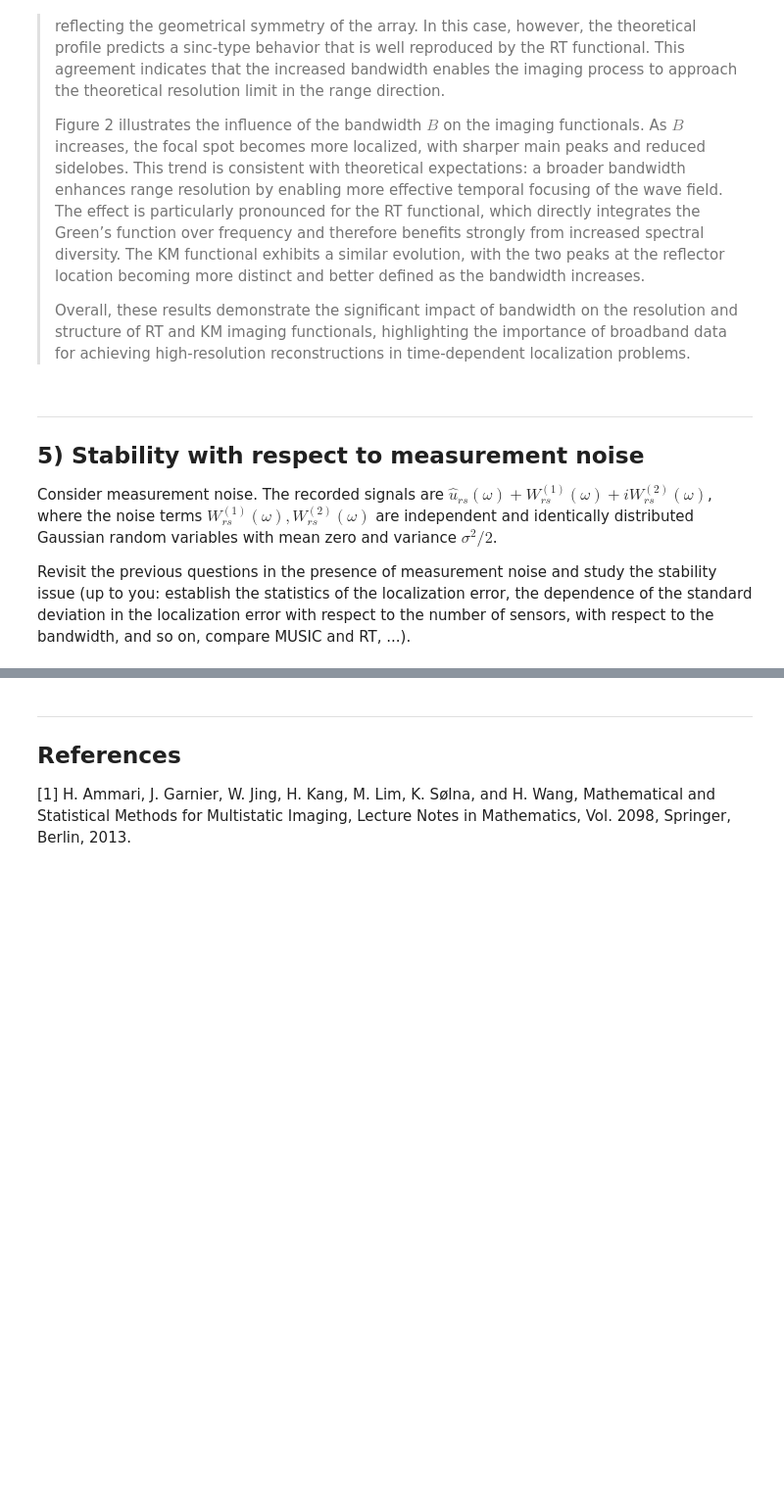
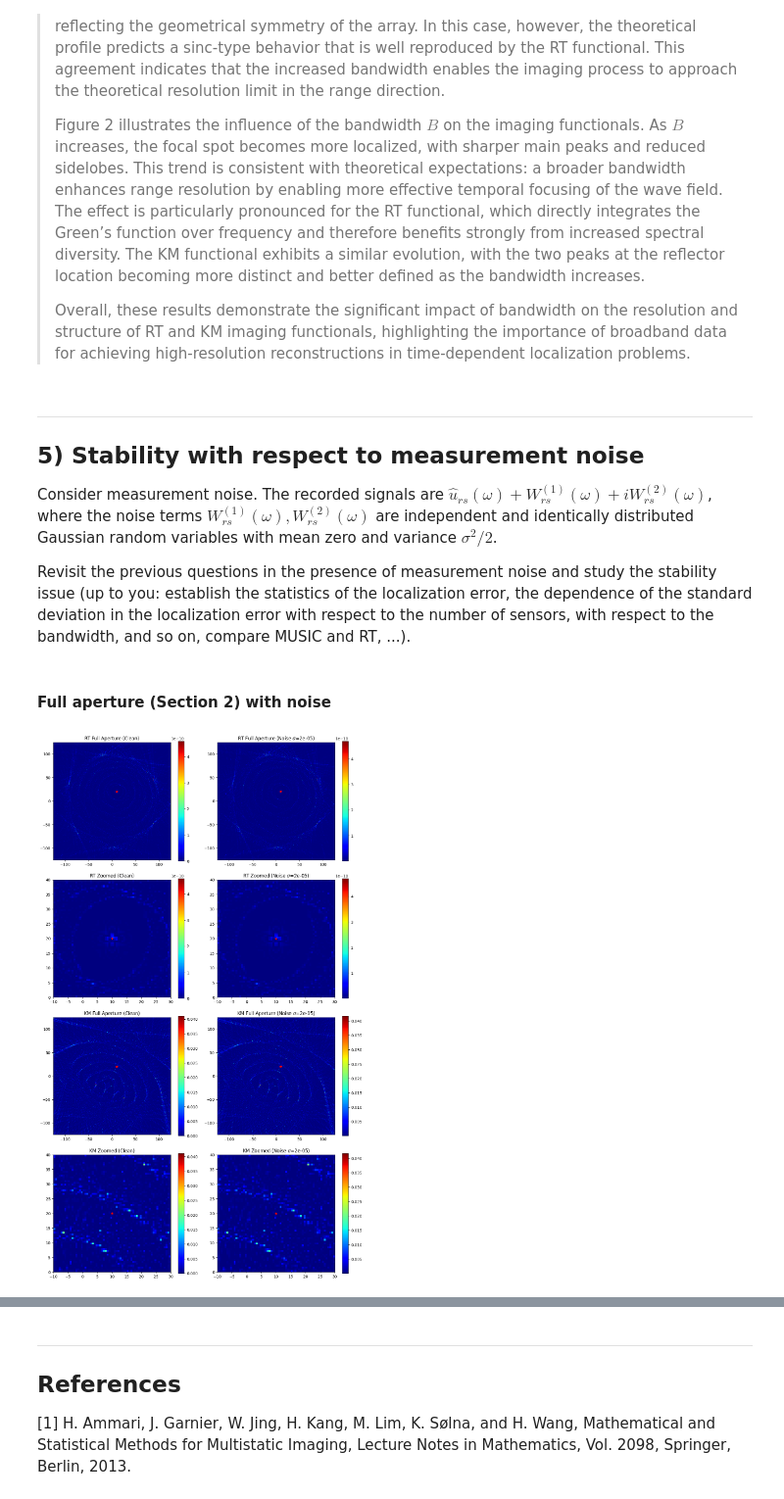
Before and after one commit to adonis107/MVA-IPI, a Jupyter notebook: RTKM_JAMAL_MARTINI.ipynb, the cells around one changed output, grey strips where cells are left out. Shown at 98% size. Saved outputs shown, nothing was run; the diff lists cells and outputs as text; code cells hidden in the pictures; blank space fills up the shorter version.

```diff
--- a/RTKM_JAMAL_MARTINI.ipynb
+++ b/RTKM_JAMAL_MARTINI.ipynb
@@ -1170,5 +1050,6 @@ interact(
+# %% [markdown]
+#### Full aperture (Section 2) with noise
 # %%
-# Full aperture with noise
 # Parameters
 N = 100  # Number of transducers
 w = 2 * np.pi  # Frequency
@@ -1199,7 +1080,7 @@ v_t = GreenRT(dist_t_ref, w)
 U_clean = -(w**2 / 16) * np.outer(v_t, v_t)
 
 # Add Noise
-sigma = 0.1 * np.max(np.abs(U_clean))
+sigma = 0.1 * np.max(np.abs(U_clean))  # ADJUST THIS FACTOR TO CHANGE THE NOISE LEVEL
 U_noisy = add_noise(U_clean, sigma)
 
 # Imaging Functionals with noise
@@ -1215,12 +1096,12 @@ G_conj = np.conj(G_grid)
 
 # Clean RT
 temp = G_conj @ U_clean
-I_RT_flat = np.abs(np.sum(temp * G_conj, axis=1))**2
+I_RT_flat = np.abs(np.sum(temp * G_conj, axis=1)) ** 2
 I_RT_clean = I_RT_flat.reshape(X.shape)
 
 # Noisy RT
 temp = G_conj @ U_noisy
-I_RT_flat = np.abs(np.sum(temp * G_conj, axis=1))**2
+I_RT_flat = np.abs(np.sum(temp * G_conj, axis=1)) ** 2
 I_RT_noisy = I_RT_flat.reshape(X.shape)
 
 # Vectorized Kirchhoff Calculation
@@ -1229,70 +1110,88 @@ G_km_conj = np.conj(G_km)
 
 # Clean Kirchhoff
 temp_km = G_km_conj @ U_clean
-I_KM_flat = np.abs(np.sum(temp_km * G_km_conj, axis=1))**2
+I_KM_flat = np.abs(np.sum(temp_km * G_km_conj, axis=1)) ** 2
 I_KM_clean = I_KM_flat.reshape(X.shape)
 
 # Noisy Kirchhoff
 temp_km = G_km_conj @ U_noisy
-I_KM_flat = np.abs(np.sum(temp_km * G_km_conj, axis=1))**2
+I_KM_flat = np.abs(np.sum(temp_km * G_km_conj, axis=1)) ** 2
 I_KM_noisy = I_KM_flat.reshape(X.shape)
 
 # Plotting
 fig, ax = plt.subplots(4, 2, figsize=(12, 20))
 
-im0 = ax[0, 0].imshow(I_RT_clean, extent=(xlim[0], xlim[1], zlim[0], zlim[1]), origin="lower", cmap="jet")
+im0 = ax[0, 0].imshow(
+    I_RT_clean, extent=(xlim[0], xlim[1], zlim[0], zlim[1]), origin="lower", cmap="jet"
+)
 ax[0, 0].set_title("RT Full Aperture (Clean)")
-ax[0, 0].scatter(*x_ref, c='r', marker='*')
+ax[0, 0].scatter(*x_ref, c="r", marker="*")
 plt.colorbar(im0, ax=ax[0, 0])
 
-im1 = ax[0, 1].imshow(I_RT_noisy, extent=(xlim[0], xlim[1], zlim[0], zlim[1]), origin="lower", cmap="jet")
+im1 = ax[0, 1].imshow(
+    I_RT_noisy, extent=(xlim[0], xlim[1], zlim[0], zlim[1]), origin="lower", cmap="jet"
+)
 ax[0, 1].set_title(f"RT Full Aperture (Noise $\\sigma$={sigma:.2g})")
-ax[0, 1].scatter(*x_ref, c='r', marker='*')
+ax[0, 1].scatter(*x_ref, c="r", marker="*")
 plt.colorbar(im1, ax=ax[0, 1])
 
 # Zoomed Clean
-im2 = ax[1, 0].imshow(I_RT_clean, extent=(xlim[0], xlim[1], zlim[0], zlim[1]), origin="lower", cmap="jet")
+im2 = ax[1, 0].imshow(
+    I_RT_clean, extent=(xlim[0], xlim[1], zlim[0], zlim[1]), origin="lower", cmap="jet"
+)
 ax[1, 0].set_title("RT Zoomed (Clean)")
-ax[1, 0].scatter(*x_ref, c='r', marker='*')
+ax[1, 0].scatter(*x_ref, c="r", marker="*")
 ax[1, 0].set_xlim(x_zoom)
 ax[1, 0].set_ylim(z_zoom)
 plt.colorbar(im2, ax=ax[1, 0])
 
 # Zoomed Noisy
-im3 = ax[1, 1].imshow(I_RT_noisy, extent=(xlim[0], xlim[1], zlim[0], zlim[1]), origin="lower", cmap="jet")
+im3 = ax[1, 1].imshow(
+    I_RT_noisy, extent=(xlim[0], xlim[1], zlim[0], zlim[1]), origin="lower", cmap="jet"
+)
 ax[1, 1].set_title(f"RT Zoomed (Noise $\\sigma$={sigma:.2g})")
-ax[1, 1].scatter(*x_ref, c='r', marker='*')
+ax[1, 1].scatter(*x_ref, c="r", marker="*")
 ax[1, 1].set_xlim(x_zoom)
 ax[1, 1].set_ylim(z_zoom)
 plt.colorbar(im3, ax=ax[1, 1])
 
 # Kirchhoff Clean
-im4 = ax[2, 0].imshow(I_KM_clean, extent=(xlim[0], xlim[1], zlim[0], zlim[1]), origin="lower", cmap="jet")
+im4 = ax[2, 0].imshow(
+    I_KM_clean, extent=(xlim[0], xlim[1], zlim[0], zlim[1]), origin="lower", cmap="jet"
+)
 ax[2, 0].set_title("KM Full Aperture (Clean)")
-ax[2, 0].scatter(*x_ref, c='r', marker='*')
+ax[2, 0].scatter(*x_ref, c="r", marker="*")
 plt.colorbar(im4, ax=ax[2, 0])
 
 # Kirchhoff Noisy
-im5 = ax[2, 1].imshow(I_KM_noisy, extent=(xlim[0], xlim[1], zlim[0], zlim[1]), origin="lower", cmap="jet")
+im5 = ax[2, 1].imshow(
+    I_KM_noisy, extent=(xlim[0], xlim[1], zlim[0], zlim[1]), origin="lower", cmap="jet"
+)
 ax[2, 1].set_title(f"KM Full Aperture (Noise $\\sigma$={sigma:.2g})")
-ax[2, 1].scatter(*x_ref, c='r', marker='*')
+ax[2, 1].scatter(*x_ref, c="r", marker="*")
 plt.colorbar(im5, ax=ax[2, 1])
 
 # Zoomed Kirchhoff Clean
-im6 = ax[3, 0].imshow(I_KM_clean, extent=(xlim[0], xlim[1], zlim[0], zlim[1]), origin="lower", cmap="jet")
+im6 = ax[3, 0].imshow(
+    I_KM_clean, extent=(xlim[0], xlim[1], zlim[0], zlim[1]), origin="lower", cmap="jet"
+)
 ax[3, 0].set_title("KM Zoomed (Clean)")
-ax[3, 0].scatter(*x_ref, c='r', marker='*')
+ax[3, 0].scatter(*x_ref, c="r", marker="*")
 ax[3, 0].set_xlim(x_zoom)
 ax[3, 0].set_ylim(z_zoom)
 plt.colorbar(im6, ax=ax[3, 0])
 
 # Zoomed Kirchhoff Noisy
-im7 = ax[3, 1].imshow(I_KM_noisy, extent=(xlim[0], xlim[1], zlim[0], zlim[1]), origin="lower", cmap="jet")
+im7 = ax[3, 1].imshow(
+    I_KM_noisy, extent=(xlim[0], xlim[1], zlim[0], zlim[1]), origin="lower", cmap="jet"
+)
 ax[3, 1].set_title(f"KM Zoomed (Noise $\\sigma$={sigma:.2g})")
-ax[3, 1].scatter(*x_ref, c='r', marker='*')
+ax[3, 1].scatter(*x_ref, c="r", marker="*")
 ax[3, 1].set_xlim(x_zoom)
 ax[3, 1].set_ylim(z_zoom)
 plt.colorbar(im7, ax=ax[3, 1])
 
 plt.tight_layout()
 plt.show()
+# %% [output]
+[figure, added]
```
Also changed, not shown: parts of 30 cells of this notebook.
